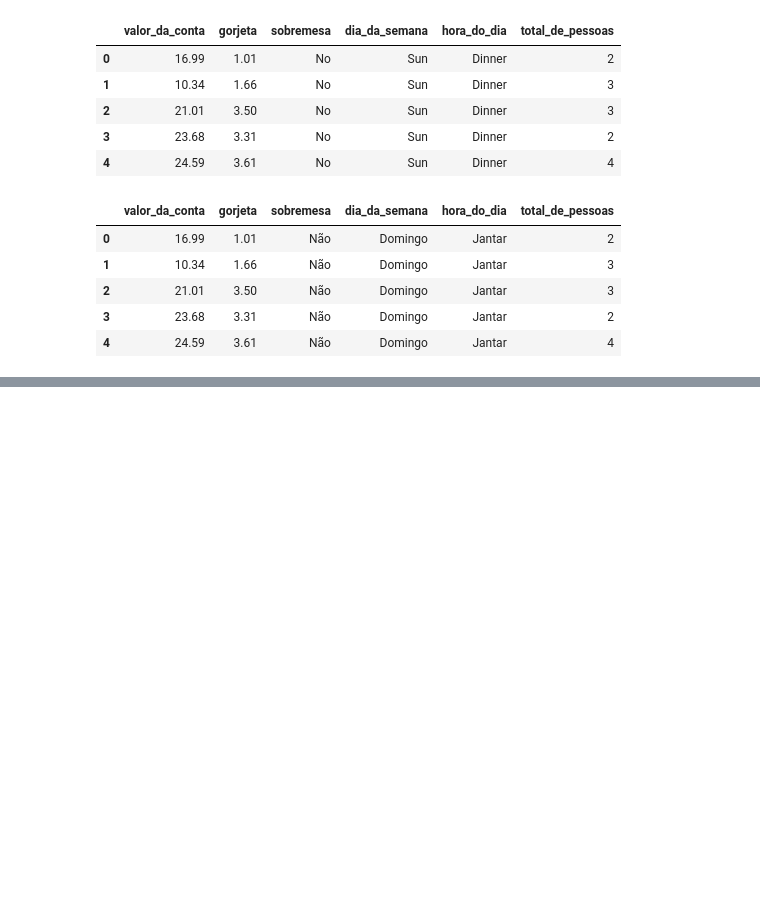
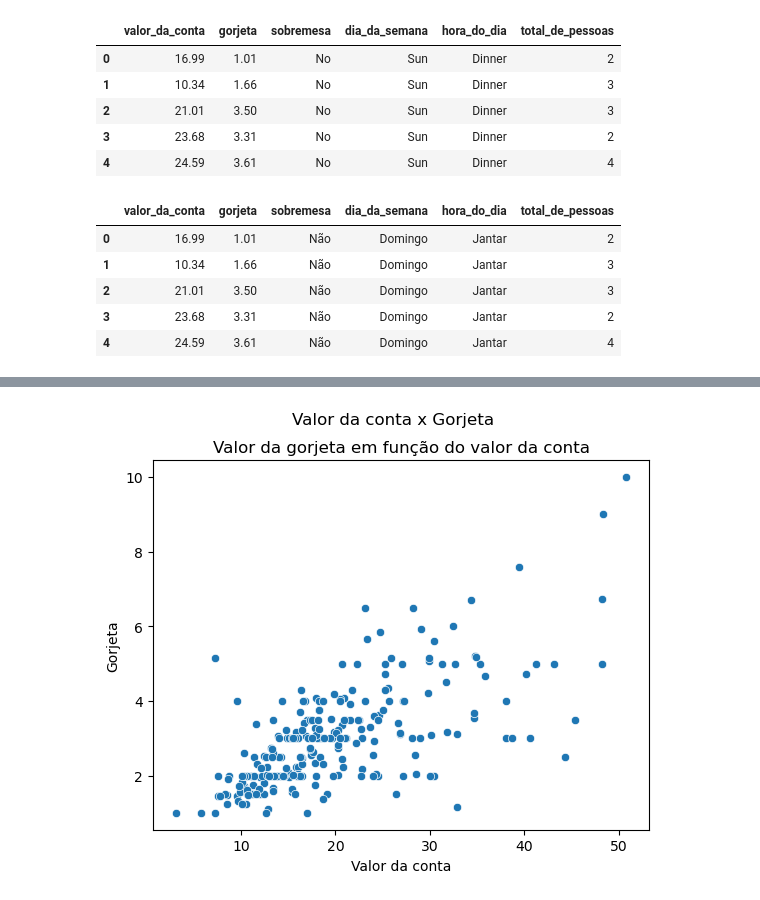
Before and after one commit to DacioMP/python_para_data_science, a Jupyter notebook: data_visualization_explorando_com_seaborn/aulas.ipynb, the cells around one changed output, grey strips where cells are left out. Cells and saved outputs as stored; diff of their text form; code cells hidden in the pictures; blank space fills up the shorter version.

```diff
--- a/data_visualization_explorando_com_seaborn/aulas.ipynb
+++ b/data_visualization_explorando_com_seaborn/aulas.ipynb
@@ -68,0 +93,15 @@ gorjetas.head()
+# %%
+# editando a figura
+
+suptitulo = 'Valor da conta x Gorjeta'
+valor_gorjeta.suptitle(suptitulo)
+
+titulo = 'Valor da gorjeta em função do valor da conta'
+valor_gorjeta.axes[0].set_title(titulo)
+
+xlabel = 'Valor da conta'
+ylabel = 'Gorjeta'
+valor_gorjeta.axes[0].set(xlabel=xlabel, ylabel=ylabel)
+valor_gorjeta
+# %% [output]
+[figure, added]
```
Also changed, not shown: parts of 19 cells of this notebook, 1 other file.
